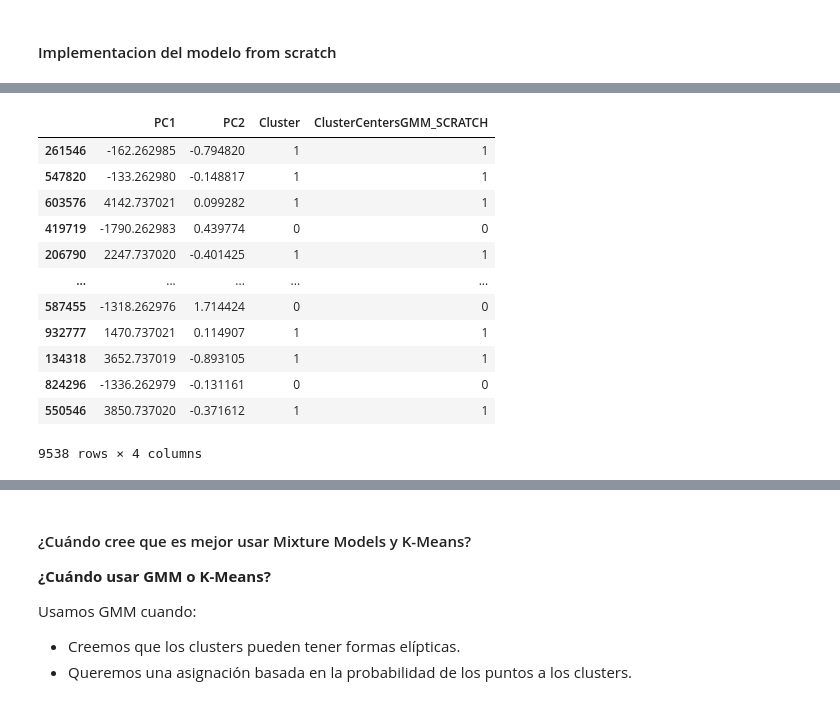
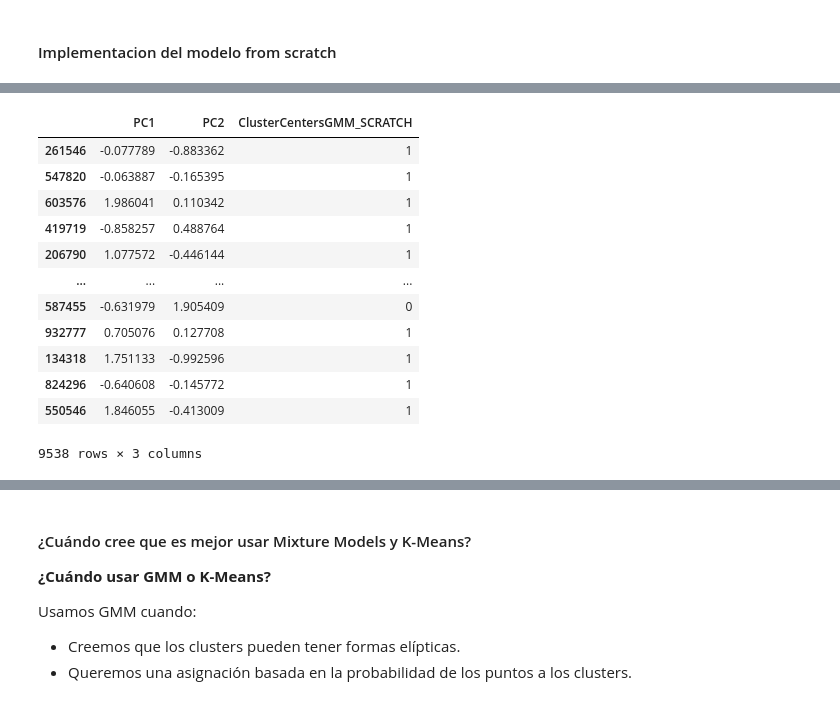
Before and after one commit to AndresQuinto5/IA_LAB4, a Jupyter notebook: Laboratorio4.ipynb, the cells around one changed output, grey strips where cells are left out. Cells and saved outputs as stored; diff of their text form; code cells hidden in the pictures.

```diff
--- a/Laboratorio4.ipynb
+++ b/Laboratorio4.ipynb
@@ -810,5 +1063,5 @@ df_muestra
 # %%
 for _ in tqdm(range(100), desc='Calculating Silhouette'):
-    silhouette_score_muestra = silhouette_score(datos_muestra, cluster_labels_muestra)
-print(f"Silhouette Score (basado en muestra): {silhouette_score_muestra}")
+    silhouette_score_muestra3 = silhouette_score(datos_muestra3, cluster_labels_muestra3)
+print(f"Silhouette Score (basado en muestra): {silhouette_score_muestra3}")
 # %% [output]
@@ -825,0 +1095,14 @@ Silhouette Score (basado en muestra): 0.6433784284935596
+# %%
+from sklearn.preprocessing import StandardScaler
+df_pca_GMM2_Copy
+# Create a StandardScaler object
+scaler = StandardScaler()
+
+# Scale the DataFrame
+df_pca_GMM2_Copy_Scaled = scaler.fit_transform(df_pca_GMM2_Copy)
+
+# Convert the scaled array back to a DataFrame
+df_pca_GMM2_Copy_Scaled = pd.DataFrame(df_pca_GMM2_Copy_Scaled, columns=df_pca_GMM2_Copy.columns)
+
+# Print the scaled DataFrame
+print(df_pca_GMM2_Copy_Scaled)
@@ -961,30 +1259,13 @@ def gmm(X, K, max_iter=1000, tol=1e-6):
     labels = np.argmax(gamma, axis=1)
     return labels, mu, sigma, pi
 
-
-# # Usage example
-# X = df_cleaned_copy.values  # Assuming df is your input data
-# K = 4  # Number of clusters
-# labels, mu, sigma, pi = gmm(X, K)
-
-# import matplotlib.pyplot as plt
-
-# # Scatter plot of the data points colored by cluster labels
-# plt.scatter(X[:, 0], X[:, 1], c=labels, cmap='viridis')
-# plt.scatter(mu[:, 0], mu[:, 1], c='red', marker='x', label='Cluster Centers')
-# plt.xlabel('Feature 1')
-# plt.ylabel('Feature 2')
-# plt.title('GMM Clustering')
-# plt.legend()
-# plt.show()
-
 # Usage example
-X = df_pca.values
+X = df_pca_GMM2_Copy_Scaled.values
 K = 2 # Number of clusters
 labels, mu, sigma, pi = gmm(X, K)
 
 import matplotlib.pyplot as plt
-df_pca['ClusterCentersGMM_SCRATCH'] = labels
+df_pca_GMM2_Copy_Scaled['ClusterCentersGMM_SCRATCH'] = labels
 # Scatter plot of the data points colored by cluster labels
 plt.scatter(X[:, 0], X[:, 1], c=labels, cmap='viridis')
 plt.scatter(mu[:, 0], mu[:, 1], c='red', marker='x', label='Cluster Centers')
@@ -1007,25 +1300,25 @@ Davies-Bouldin Score: 0.5529211025880248
 # %%
-tamaño_muestra = int(len(df_pca) * 0.01)
-df_muestra = df_pca.sample(n=tamaño_muestra, random_state=42)
+tamaño_muestra = int(len(df_pca_GMM2_Copy_Scaled) * 0.01)
+df_muestra = df_pca_GMM2_Copy_Scaled.sample(n=tamaño_muestra, random_state=42)
 
 cluster_labels_muestra = df_muestra['ClusterCentersGMM_SCRATCH']
 datos_muestra = df_muestra.drop('ClusterCentersGMM_SCRATCH', axis=1)
 
 df_muestra
 # %% [output]
-|  | PC1 | PC2 | Cluster | ClusterCentersGMM_SCRATCH |
-| 261546 | -162.262985 | -0.794820 | 1 | 1 |
-| 547820 | -133.262980 | -0.148817 | 1 | 1 |
-| 603576 | 4142.737021 | 0.099282 | 1 | 1 |
-| 419719 | -1790.262983 | 0.439774 | 0 | 0 |
-| 206790 | 2247.737020 | -0.401425 | 1 | 1 |
-| ... | ... | ... | ... | ... |
-| 587455 | -1318.262976 | 1.714424 | 0 | 0 |
-| 932777 | 1470.737021 | 0.114907 | 1 | 1 |
-| 134318 | 3652.737019 | -0.893105 | 1 | 1 |
-| 824296 | -1336.262979 | -0.131161 | 0 | 0 |
-| 550546 | 3850.737020 | -0.371612 | 1 | 1 |
+|  | PC1 | PC2 | ClusterCentersGMM_SCRATCH |
+| 261546 | -0.077789 | -0.883362 | 1 |
+| 547820 | -0.063887 | -0.165395 | 1 |
+| 603576 | 1.986041 | 0.110342 | 1 |
+| 419719 | -0.858257 | 0.488764 | 1 |
+| 206790 | 1.077572 | -0.446144 | 1 |
+| ... | ... | ... | ... |
+| 587455 | -0.631979 | 1.905409 | 0 |
+| 932777 | 0.705076 | 0.127708 | 1 |
+| 134318 | 1.751133 | -0.992596 | 1 |
+| 824296 | -0.640608 | -0.145772 | 1 |
+| 550546 | 1.846055 | -0.413009 | 1 |
-9538 rows × 4 columns
+9538 rows × 3 columns
 # %%
 for _ in tqdm(range(100), desc='Calculating Silhouette from scratch model'):
     silhouette_score_muestra = silhouette_score(datos_muestra, cluster_labels_muestra)
```
Also changed, not shown: parts of 34 cells of this notebook.
